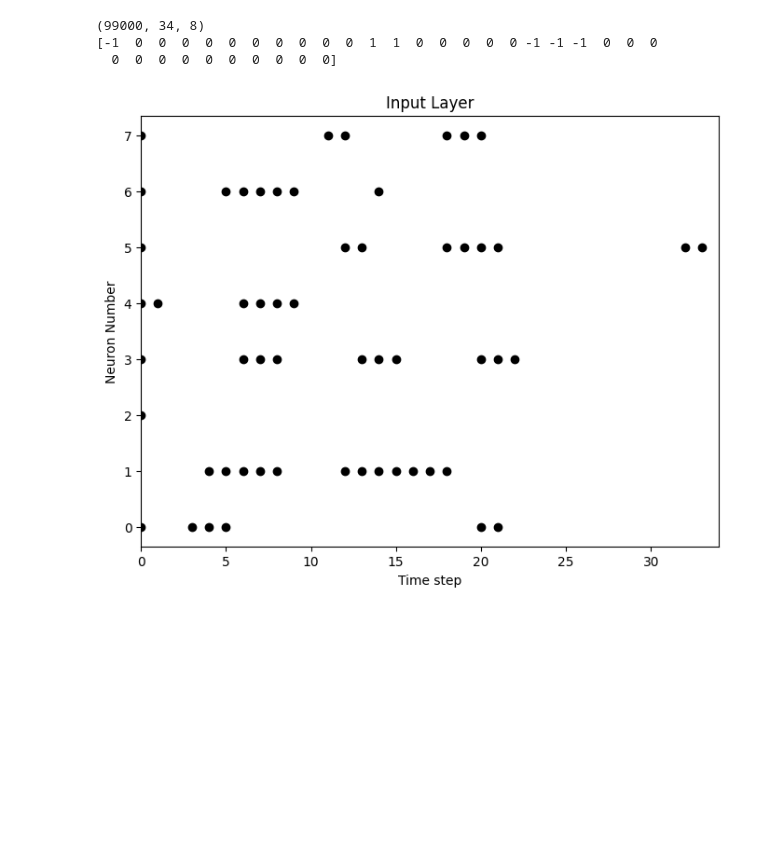
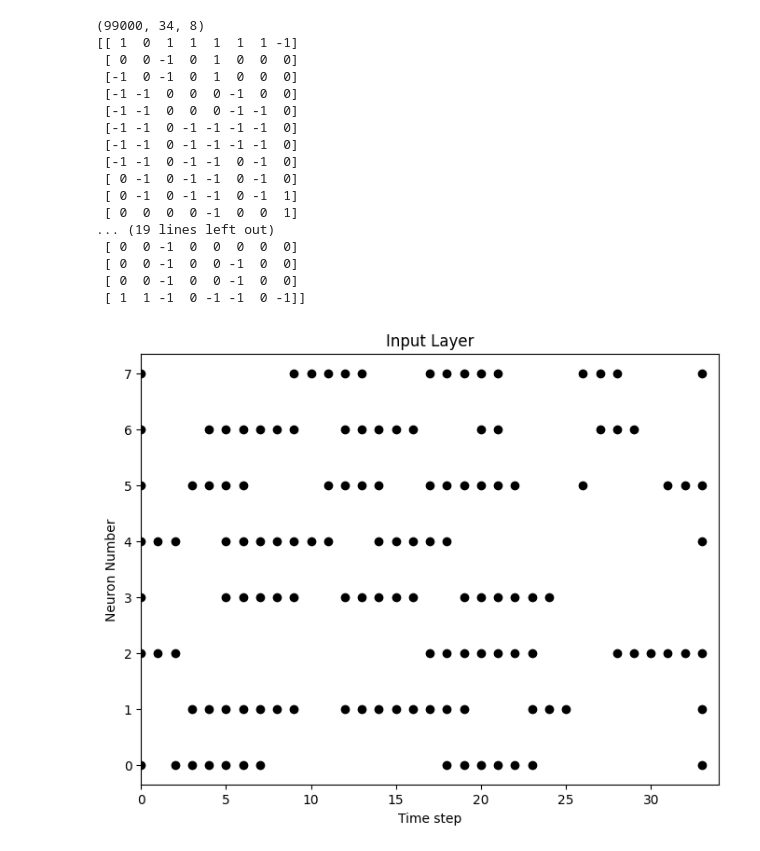
Before and after one commit to MacFadyenK/VirtualKeyboard, a Jupyter notebook: BCI_keyboard_pipeline.ipynb, the cells around one changed output. Drawn from its saved outputs; the diff is of its cells as text; code cells hidden in the pictures; blank space fills up the shorter version.

```diff
--- a/BCI_keyboard_pipeline.ipynb
+++ b/BCI_keyboard_pipeline.ipynb
@@ -9,21 +38,17 @@ import time
 # %%
-total_start = time.perf_counter()
-file_path = f"C:/Users/crims/Desktop/Senior Design Code/datasets/Won2022_BIDS/.mat_files/s01.mat"
-# preprocessing
-t1 = time.perf_counter()
-X, y, chars = fn_preprocess.preprocess_testing(file_path, use_training=True)
-preprocess_time = (time.perf_counter() - t1) * 1000  # Convert to ms
-print(X.shape)
-X = np.empty((8, 307, 99000), dtype=np.float32)
+data = mat73.loadmat(file_path)
+t1 = data["test"]
+
+X = np.empty((8, 307, 99000), dtype=np.float32) # 99000 for training, 69,300 for val
 y = np.empty((99000,), dtype=np.float32)
 chars = ''  # Initialize chars as an empty list to store character labels
 
 # loads data for all 55 subjects and preprocesses it
 x_idx, y_idx = 0, 0
-for num_subj in range(55): #WARNING, very long!
-    file_name = f"C:/Users/crims/Desktop/Senior Design Code/datasets/Won2022_BIDS/.mat_files/s{num_subj+1:02d}.mat"
+for num_subj in range(55):
+    file_name = f"C:/Users/crims/Desktop/Senior Design Code/VirtualKeyboard/datasets/Won2022_BIDS/.mat_files/s{num_subj+1:02d}.mat"
     # print(f"Loading {file_name}")
-    X_subj, y_subj, char_subj= fn_preprocess.preprocess_testing(file_name, use_training=True)
+    X_subj, y_subj, char_subj= fn_preprocess.preprocess_testing(file_name, use_training=True, set=[0, 2])
 
     epoch_num = X_subj.shape[2]
     y_len = y_subj.shape[0]
@@ -64,9 +89,7 @@ Total data shape: (8, 307, 99000), Total labels shape: (99000,), Total chars len
 # %%
 
 # feature extraction
-t2 = time.perf_counter()
-X_fe, y_fe = fn_feature_extraction.extractFeatures(X, y, k=1, t_min=200, t_max=400, norm_type='std', factor=3)
-fe_time = (time.perf_counter() - t2) * 1000
+X_fe, y_fe = fn_feature_extraction.extractFeatures(X, y, factor=3, t_min=200, t_max=400, norm_factor=1, norm_type='std')
 
 plt.plot(X_fe[0, 0, :])  # trial 0, channel 0
 plt.title("Raw signal sample")
@@ -78,30 +99,44 @@ Shape after feature extraction: (99000, 8, 34)
 # %%
 plt.plot(X_fe[0, 7, :])  # trial 0, channel 0
 plt.title("Raw signal sample")
 plt.show()
 
-X_encoded = delta_encoding.delta_encode(X_fe, threshold=0.08) #spike encoding to implement
+X_encoded = delta_encoding.delta_encode(X_fe, threshold=0.09) #spike encoding to implement
 print(X_encoded.shape)
 # Create fig, ax
 fig = plt.figure(facecolor="w", figsize=(8, 6))
 ax = fig.add_subplot(111)
 
-print(X_encoded[0, :, 7])
+print(X_encoded[0, :, :])
 trial_spikes = torch.from_numpy(X_encoded[0, :, :])
 
 # Raster plot of delta converted data
 splt.raster(trial_spikes, ax, c="black")
 
 plt.title("Input Layer")
 plt.xlabel("Time step")
 plt.ylabel("Neuron Number")
 plt.xlim(0, X_encoded.shape[1])
 plt.show()
 # %% [output]
 [figure]
 (99000, 34, 8)
-[-1  0  0  0  0  0  0  0  0  0  0  1  1  0  0  0  0  0 -1 -1 -1  0  0  0
-  0  0  0  0  0  0  0  0  0  0]
+[[ 1  0  1  1  1  1  1 -1]
+ [ 0  0 -1  0  1  0  0  0]
+ [-1  0 -1  0  1  0  0  0]
+ [-1 -1  0  0  0 -1  0  0]
+ [-1 -1  0  0  0 -1 -1  0]
+ [-1 -1  0 -1 -1 -1 -1  0]
+ [-1 -1  0 -1 -1 -1 -1  0]
+ [-1 -1  0 -1 -1  0 -1  0]
+ [ 0 -1  0 -1 -1  0 -1  0]
+ [ 0 -1  0 -1 -1  0 -1  1]
+ [ 0  0  0  0 -1  0  0  1]
+... (19 lines left out)
+ [ 0  0 -1  0  0  0  0  0]
+ [ 0  0 -1  0  0 -1  0  0]
+ [ 0  0 -1  0  0 -1  0  0]
+ [ 1  1 -1  0 -1 -1  0 -1]]
-[figure, old version]
+[figure, new version]
 # %%
 
```
Also changed, not shown: parts of 14 cells of this notebook.
